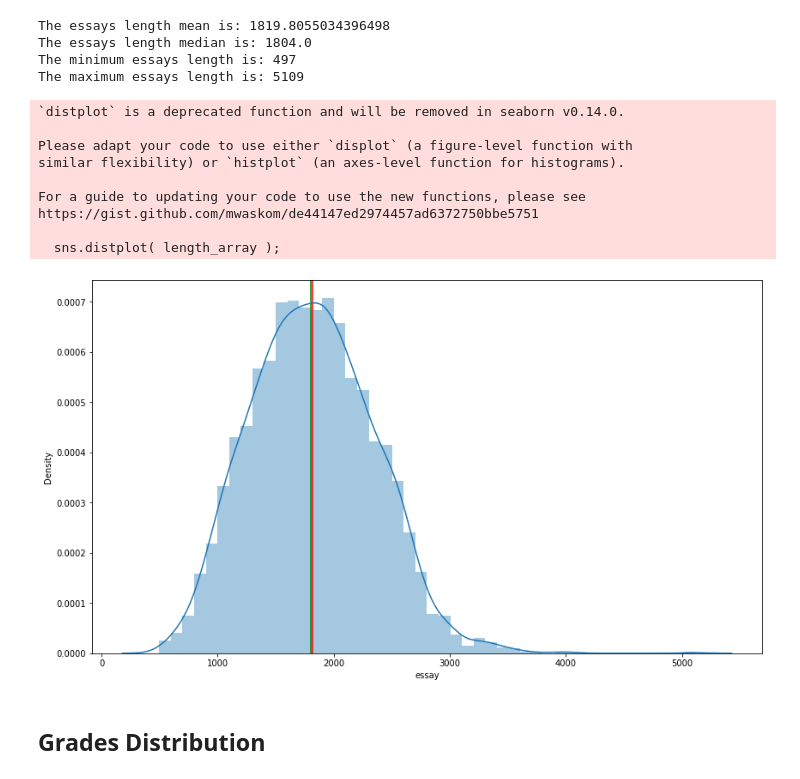
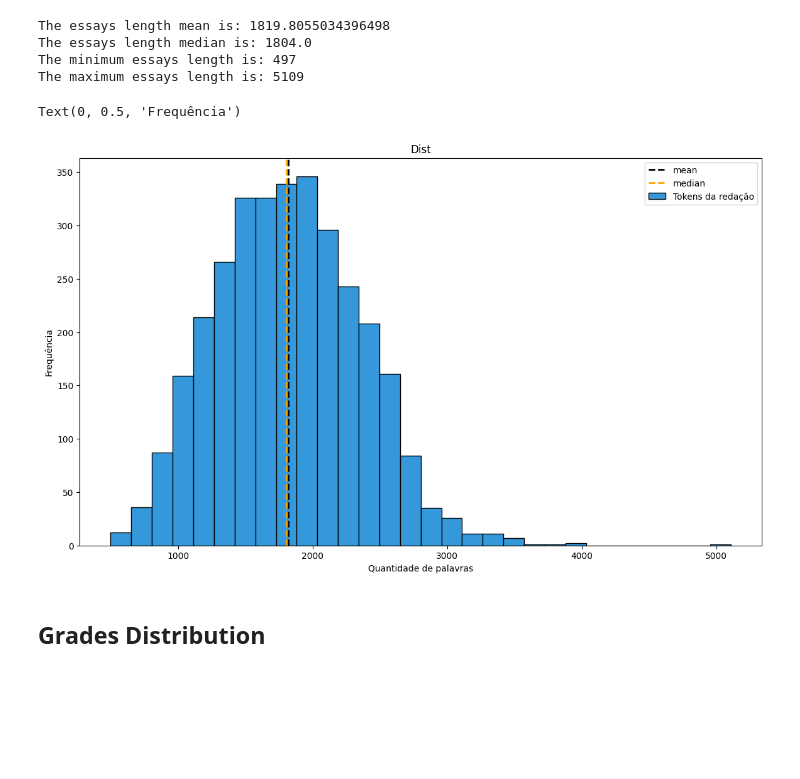
Before and after one commit to gabrielhpr/enemAutoCorrection, a Jupyter notebook: enem_auto_correction.ipynb, the cells around one changed output. Drawn from its saved outputs; the diff is of its cells as text; code cells hidden in the pictures; blank space fills up the shorter version.

```diff
--- a/enem_auto_correction.ipynb
+++ b/enem_auto_correction.ipynb
@@ -78,4 +162,15 @@ df = train.copy()
 # %%
-print(f"Train shape: {train.shape}")
-print(f"Validation shape: {valid.shape}")
-print(f"Test shape: {test.shape}")
+def load_data():
+    # Read Corpus
+    c = Corpus()
+    c.read_corpus()
+    # Create splits from Corpus
+    #print(f"Corpus shape: {c.shape}")
+
+    train, valid, test = c.read_splits()
+
+    print(f"Train shape: {train.shape}")
+    print(f"Validation shape: {valid.shape}")
+    print(f"Test shape: {test.shape}")
+
+    return train, valid, test
@@ -94,2 +177,5 @@ import matplotlib.pyplot as plt
 # %% [markdown]
 # Data Analysis
+# %%
+train, valid, test = load_data()
+df = train
@@ -112,24 +226,20 @@ The maximum essays length is: 5109
 # %%
 plt.figure(figsize=(14, 8))
 
 # mean in Red
-plt.axvline(x=np.mean(length_array), ymin=0, ymax=1, label='mean', color='r')
+plt.axvline(x=np.mean(length_array), ymin=0, ymax=1, label='mean', color='black', linestyle='dashed', linewidth=2,)
 # median in Green
-plt.axvline(x=np.median(length_array), ymin=0, ymax=1, label='median', color='g')
+plt.axvline(x=np.median(length_array), ymin=0, ymax=1, label='median', color='orange', linestyle='dashed', linewidth=2,)
 
-
-sns.distplot( length_array );
+plt.hist(length_array, bins=30, color='#3498DB', edgecolor='black', label='Tokens da redação')
+plt.legend()
+plt.title("Dist")
+plt.xlabel('Quantidade de palavras')
+plt.ylabel('Frequência')
+#sns.distplot( length_array );
 # %% [output]
-`distplot` is a deprecated function and will be removed in seaborn v0.14.0.
-
-Please adapt your code to use either `displot` (a figure-level function with
-similar flexibility) or `histplot` (an axes-level function for histograms).
-
-For a guide to updating your code to use the new functions, please see
-https://gist.github.com/mwaskom/de44147ed2974457ad6372750bbe5751
-
-  sns.distplot( length_array );
+Text(0, 0.5, 'Frequência')
-[figure, old version]
+[figure, new version]
 # %% [markdown]
 ## Grades Distribution
 # %%
```
Also changed, not shown: parts of 165 cells of this notebook.
